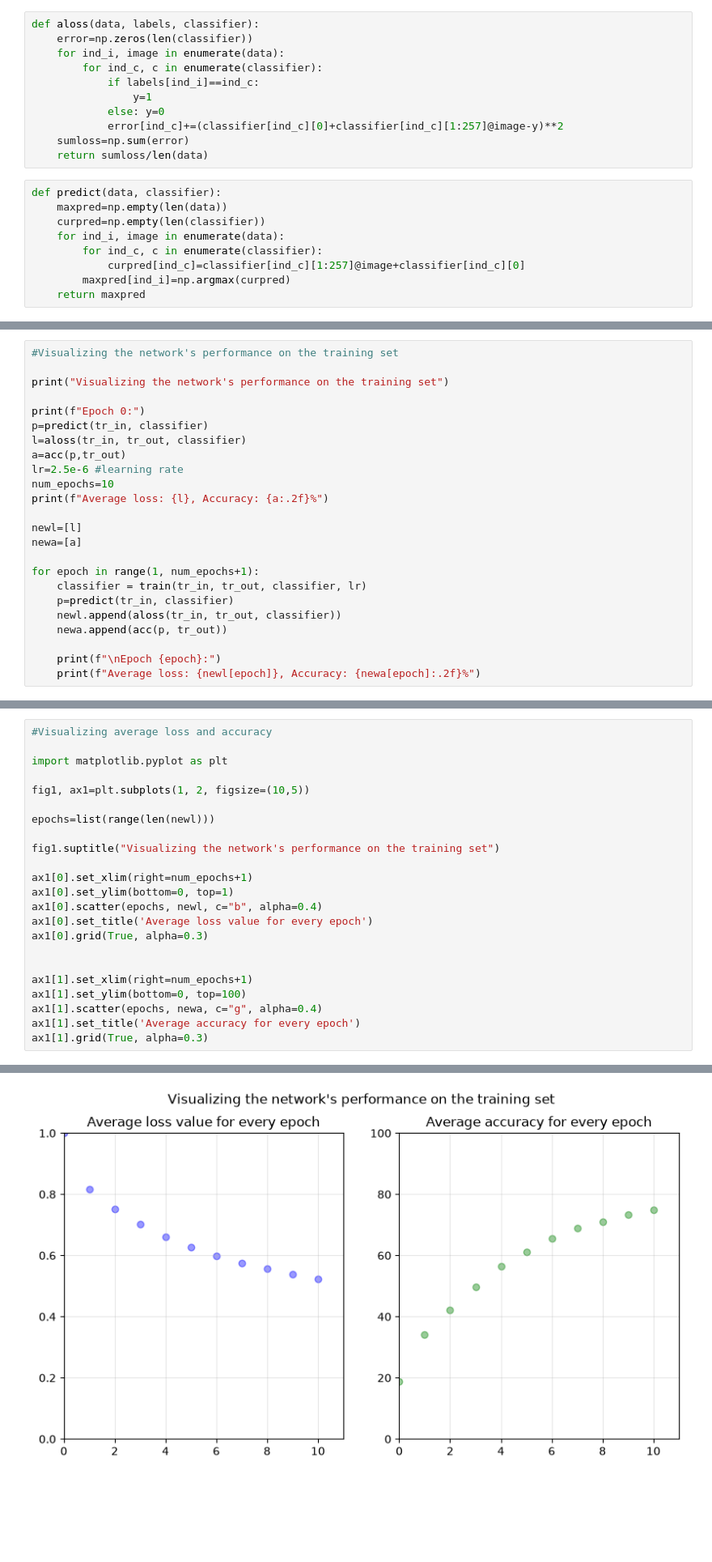
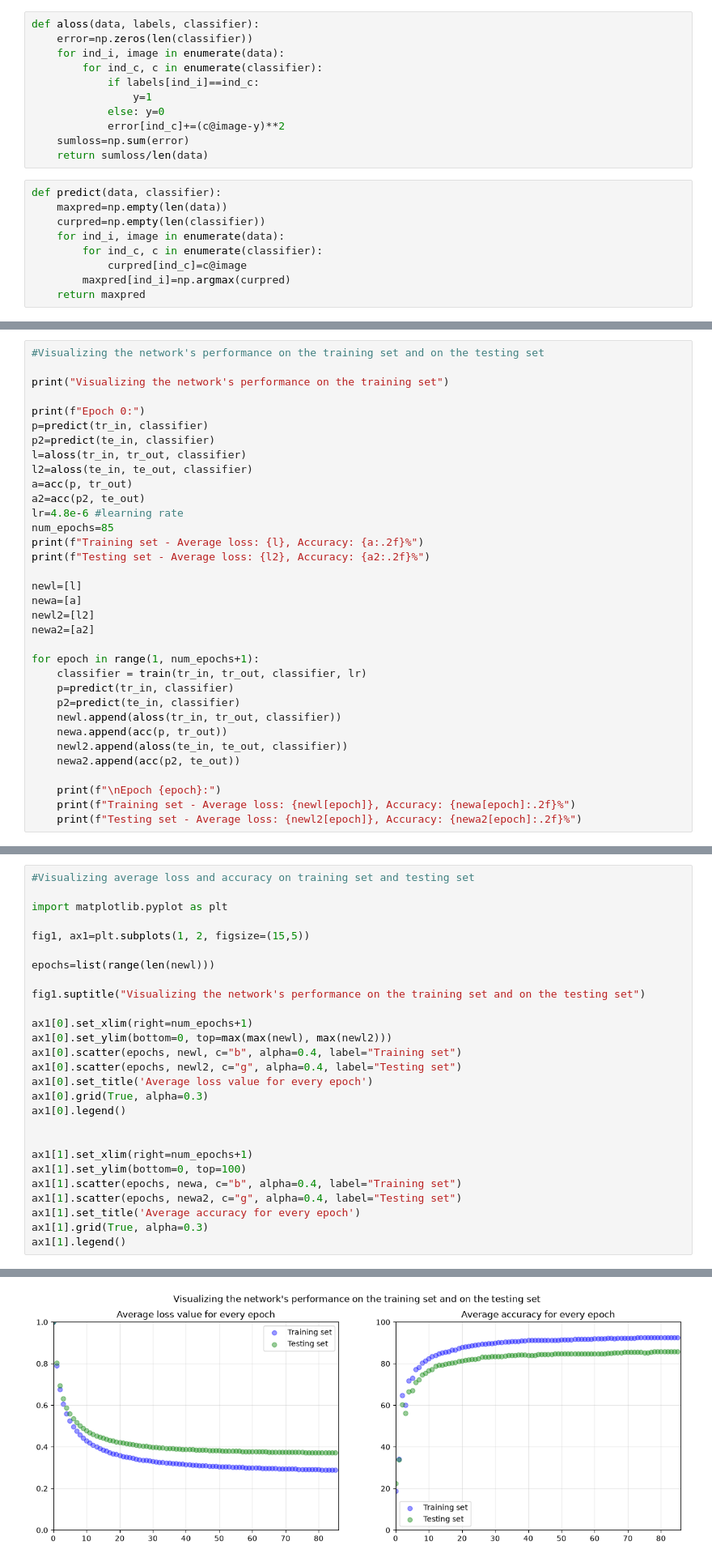
Before and after one commit to a-ma-dor/ItDL, a Jupyter notebook: OneDrive - Universiteit Leiden/Introduction to Deep Learning/Assignment 0/assignment0_task2.ipynb, the cells around one changed output, grey strips where cells are left out. Shown at 81% size. Saved outputs shown, nothing was run; the diff lists cells and outputs as text; blank space fills up the shorter version.

```diff
--- a/OneDrive - Universiteit Leiden/Introduction to Deep Learning/Assignment 0/assignment0_task2.ipynb
+++ b/OneDrive - Universiteit Leiden/Introduction to Deep Learning/Assignment 0/assignment0_task2.ipynb
@@ -41,7 +47,7 @@ def aloss(data, labels, classifier):
             if labels[ind_i]==ind_c:
                 y=1
             else: y=0
-            error[ind_c]+=(classifier[ind_c][0]+classifier[ind_c][1:257]@image-y)**2
+            error[ind_c]+=(c@image-y)**2
     sumloss=np.sum(error)
     return sumloss/len(data)
 # %%
@@ -50,7 +56,7 @@ def predict(data, classifier):
     curpred=np.empty(len(classifier))
     for ind_i, image in enumerate(data):
         for ind_c, c in enumerate(classifier):
-            curpred[ind_c]=classifier[ind_c][1:257]@image+classifier[ind_c][0]
+            curpred[ind_c]=c@image
         maxpred[ind_i]=np.argmax(curpred)
     return maxpred
 # %%
@@ -61,27 +67,37 @@ def acc(predict, labels):
             accu+=1
     return accu*100/len(predict)
 # %%
-#Visualizing the network's performance on the training set
+#Visualizing the network's performance on the training set and on the testing set
 
 print("Visualizing the network's performance on the training set")
 
 print(f"Epoch 0:")
 p=predict(tr_in, classifier)
+p2=predict(te_in, classifier)
 l=aloss(tr_in, tr_out, classifier)
-a=acc(p,tr_out)
-lr=2.5e-6 #learning rate
-num_epochs=10
-print(f"Average loss: {l}, Accuracy: {a:.2f}%")
+l2=aloss(te_in, te_out, classifier)
+a=acc(p, tr_out)
+a2=acc(p2, te_out)
+lr=4.8e-6 #learning rate
+num_epochs=85
+print(f"Training set - Average loss: {l}, Accuracy: {a:.2f}%")
+print(f"Testing set - Average loss: {l2}, Accuracy: {a2:.2f}%")
 
 newl=[l]
 newa=[a]
+newl2=[l2]
+newa2=[a2]
 
 for epoch in range(1, num_epochs+1):
     classifier = train(tr_in, tr_out, classifier, lr)
     p=predict(tr_in, classifier)
+    p2=predict(te_in, classifier)
     newl.append(aloss(tr_in, tr_out, classifier))
     newa.append(acc(p, tr_out))
+    newl2.append(aloss(te_in, te_out, classifier))
+    newa2.append(acc(p2, te_out))
 
     print(f"\nEpoch {epoch}:")
-    print(f"Average loss: {newl[epoch]}, Accuracy: {newa[epoch]:.2f}%")
+    print(f"Training set - Average loss: {newl[epoch]}, Accuracy: {newa[epoch]:.2f}%")
+    print(f"Testing set - Average loss: {newl2[epoch]}, Accuracy: {newa2[epoch]:.2f}%")
 # %% [output]
@@ -105,24 +121,28 @@ Average loss: 0.5220874039492115, Accuracy: 74.99%
 # %%
-#Visualizing average loss and accuracy
+#Visualizing average loss and accuracy on training set and testing set
 
 import matplotlib.pyplot as plt
 
-fig1, ax1=plt.subplots(1, 2, figsize=(10,5))
+fig1, ax1=plt.subplots(1, 2, figsize=(15,5))
 
 epochs=list(range(len(newl)))
 
-fig1.suptitle("Visualizing the network's performance on the training set")
+fig1.suptitle("Visualizing the network's performance on the training set and on the testing set")
 
 ax1[0].set_xlim(right=num_epochs+1)
-ax1[0].set_ylim(bottom=0, top=1)
-ax1[0].scatter(epochs, newl, c="b", alpha=0.4)
+ax1[0].set_ylim(bottom=0, top=max(max(newl), max(newl2)))
+ax1[0].scatter(epochs, newl, c="b", alpha=0.4, label="Training set")
+ax1[0].scatter(epochs, newl2, c="g", alpha=0.4, label="Testing set")
 ax1[0].set_title('Average loss value for every epoch')
 ax1[0].grid(True, alpha=0.3)
+ax1[0].legend()
 
 
 ax1[1].set_xlim(right=num_epochs+1)
 ax1[1].set_ylim(bottom=0, top=100)
-ax1[1].scatter(epochs, newa, c="g", alpha=0.4)
+ax1[1].scatter(epochs, newa, c="b", alpha=0.4, label="Training set")
+ax1[1].scatter(epochs, newa2, c="g", alpha=0.4, label="Testing set")
 ax1[1].set_title('Average accuracy for every epoch')
 ax1[1].grid(True, alpha=0.3)
+ax1[1].legend()
 # %% [output]
@@ -129 +150 @@ ax1[1].grid(True, alpha=0.3)
-[figure, old version]
+[figure, new version]
```
Also changed, not shown: parts of 5 cells of this notebook.
